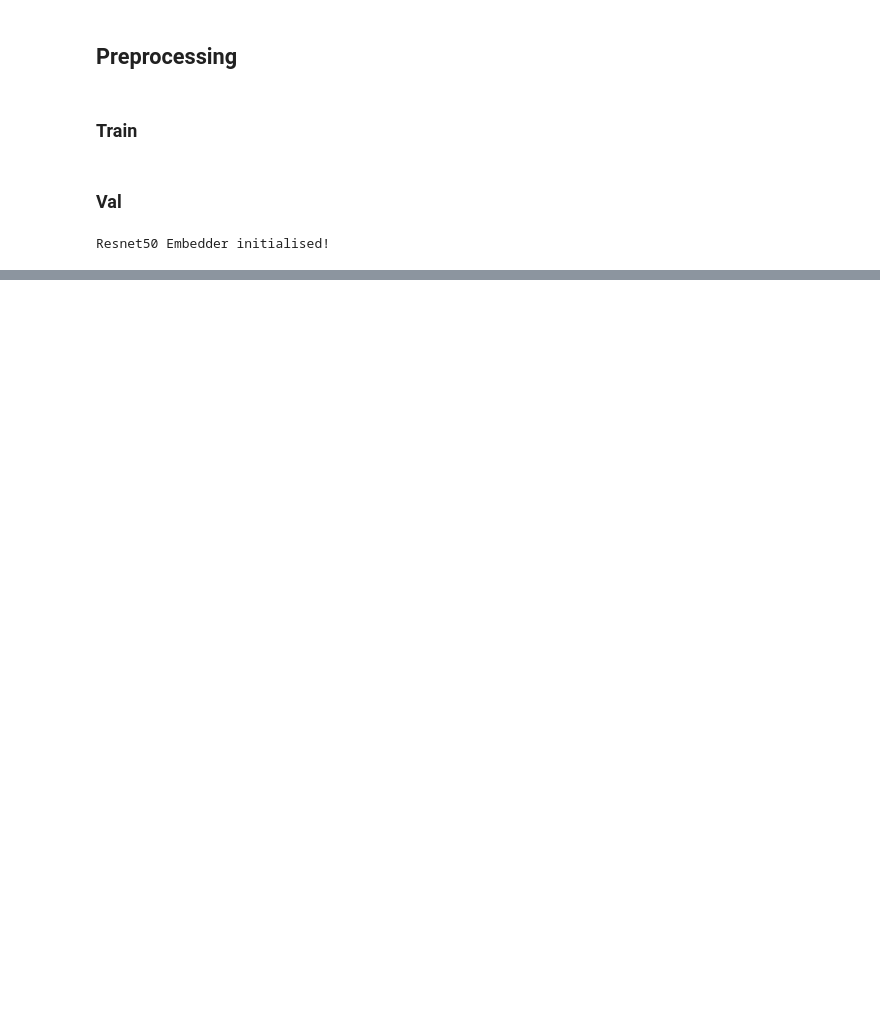
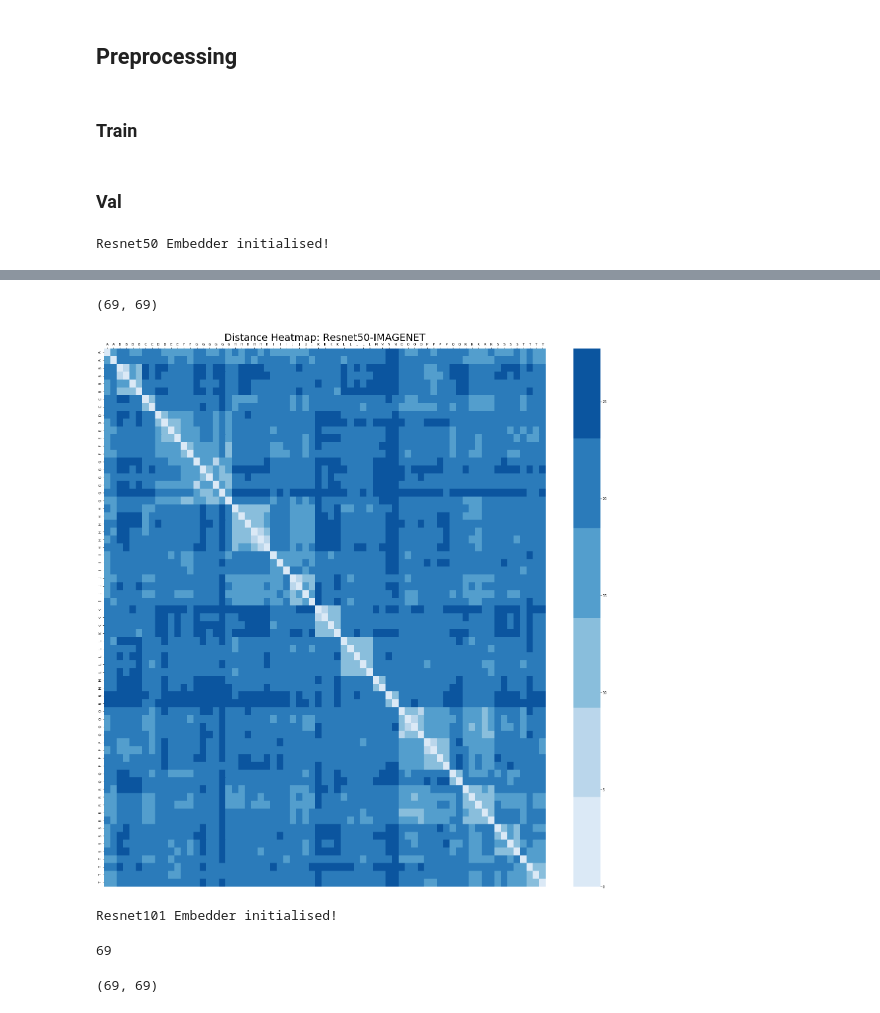
Before and after one commit to levan92/roomid, a Jupyter notebook: explore.ipynb, the cells around one changed output, grey strips where cells are left out. Cells and saved outputs as stored; diff of their text form; code cells hidden in the pictures; blank space fills up the shorter version.

Commit message:
plotted heatmap

```diff
--- a/explore.ipynb
+++ b/explore.ipynb
@@ -240,0 +257,7 @@ BdbQuit:
+# %%
+import string
+abc = string.ascii_uppercase
+label2abc = {}
+for i, label in enumerate(sorted(list(set(labels_only)))):
+    label2abc[label] = abc[i]
+label2abc
@@ -240,0 +285,3 @@ BdbQuit:
+# %%
+new_labels = [label2abc[l] for l in labels_only]
+new_labels
@@ -240,0 +306,2 @@ BdbQuit:
+# %%
+embeddings_only = [pair[1] for pair in embedding_pairs]
@@ -240,0 +310,6 @@ BdbQuit:
+# %%
+dist_mat = distance_matrix(embeddings_only, embeddings_only)
+# %%
+dist_mat.shape
+# %% [output]
+(69, 69)
@@ -240,0 +318,16 @@ BdbQuit:
+# %%
+import matplotlib.pyplot as plt
+plt.figure(figsize = (30,30))
+# fig, ax = plt.subplots()
+# fig.set_figheight=300
+# fig.set_figwidth=300
+heat_map = seaborn.heatmap(dist_mat, xticklabels=new_labels, yticklabels=new_labels, cmap=seaborn.color_palette("Blues"))
+heat_map.xaxis.set_ticks_position('top')
+heat_map.set_title('Distance Heatmap: Resnet50-IMAGENET', fontsize=30)
+heat_map.figure.savefig('dist_mat.png')
+# %% [output]
+[figure, added]
+# %%
+resmodel = Resnet_Embedder(depth=101)
+# %% [output]
+Resnet101 Embedder initialised!
@@ -240,0 +341,13 @@ BdbQuit:
+# %%
+embedding_pairs = sorted(embedding_pairs, key=lambda x : x[0])
+labels_only = [pair[0] for pair in embedding_pairs]
+new_labels = [label2abc[l] for l in labels_only]
+embeddings_only = [pair[1] for pair in embedding_pairs]
+len(new_labels)
+# %% [output]
+69
+# %%
+dist_mat = distance_matrix(embeddings_only, embeddings_only)
+dist_mat.shape
+# %% [output]
+(69, 69)
```
Also changed, not shown: parts of 27 cells of this notebook.
